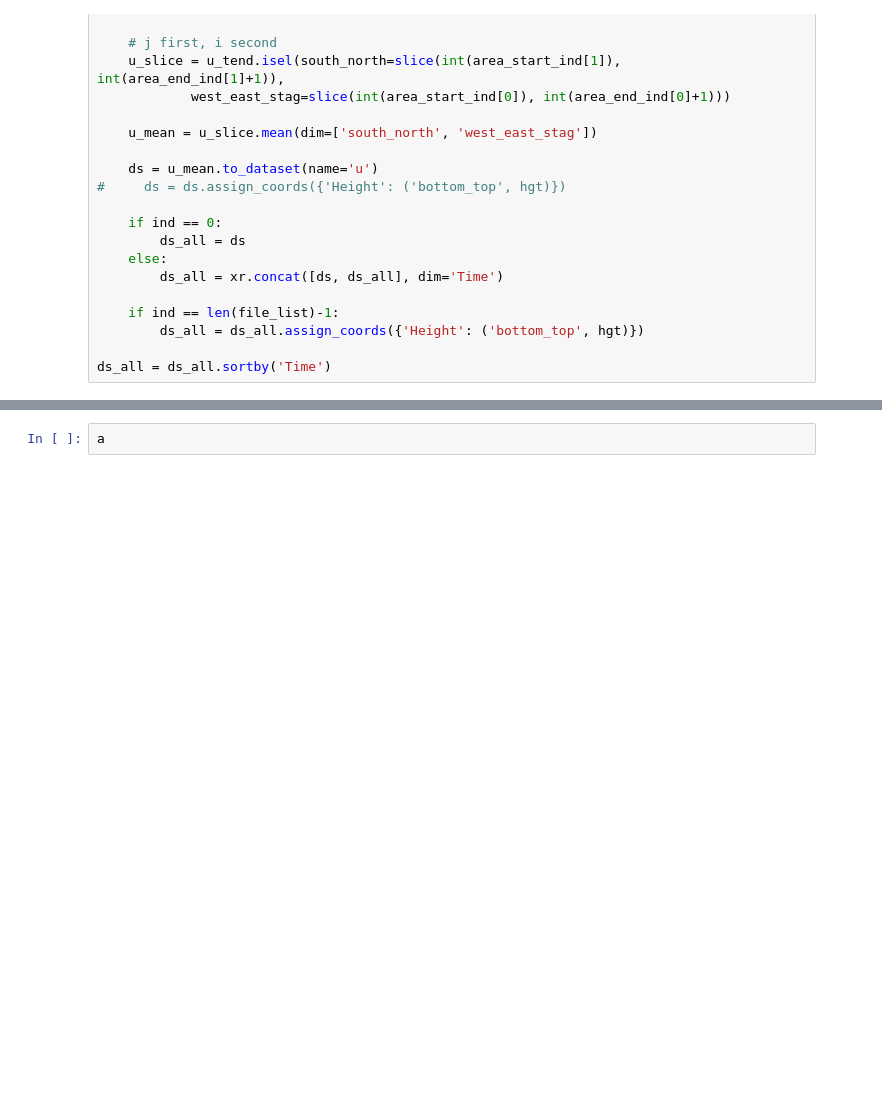
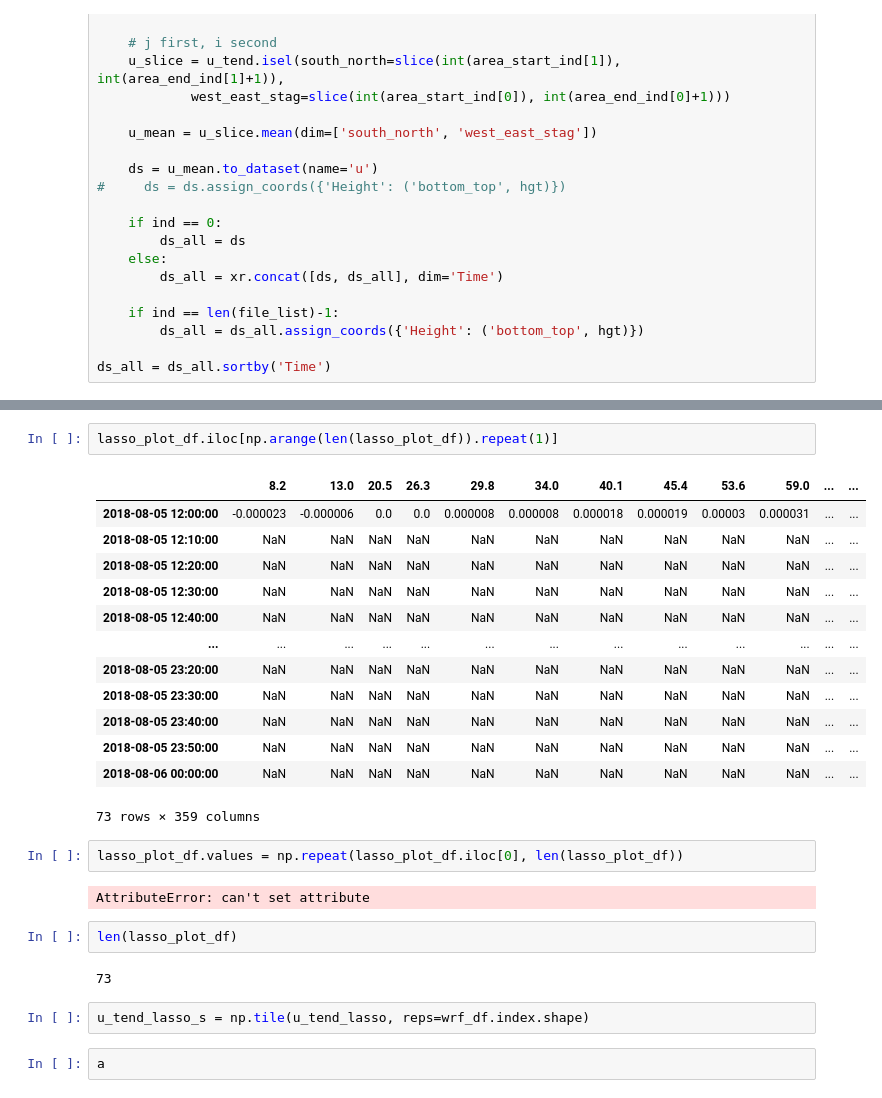
Before and after one commit to joejoeyjoseph/mmc-pnnl-j3, a Jupyter notebook: sgp/eagle/02b_auxout_lasso_lsforcing_comparison.ipynb, the cells around one changed output, grey strips where cells are left out. Cells and saved outputs as stored; diff of their text form; blank space fills up the shorter version.

```diff
--- a/sgp/eagle/02b_auxout_lasso_lsforcing_comparison.ipynb
+++ b/sgp/eagle/02b_auxout_lasso_lsforcing_comparison.ipynb
@@ -130,3 +235,29 @@ ds_below2km.u.plot(x='Time', y='Height')
+# %%
+lasso_plot_df.iloc[np.arange(len(lasso_plot_df)).repeat(1)]
+# %% [output]
+|  | 8.2 | 13.0 | 20.5 | 26.3 | 29.8 | 34.0 | 40.1 | 45.4 | 53.6 | 59.0 | ... | ... |
+| 2018-08-05 12:00:00 | -0.000023 | -0.000006 | 0.0 | 0.0 | 0.000008 | 0.000008 | 0.000018 | 0.000019 | 0.00003 | 0.000031 | ... | ... |
+| 2018-08-05 12:10:00 | NaN | NaN | NaN | NaN | NaN | NaN | NaN | NaN | NaN | NaN | ... | ... |
+| 2018-08-05 12:20:00 | NaN | NaN | NaN | NaN | NaN | NaN | NaN | NaN | NaN | NaN | ... | ... |
+| 2018-08-05 12:30:00 | NaN | NaN | NaN | NaN | NaN | NaN | NaN | NaN | NaN | NaN | ... | ... |
+| 2018-08-05 12:40:00 | NaN | NaN | NaN | NaN | NaN | NaN | NaN | NaN | NaN | NaN | ... | ... |
+| ... | ... | ... | ... | ... | ... | ... | ... | ... | ... | ... | ... | ... |
+| 2018-08-05 23:20:00 | NaN | NaN | NaN | NaN | NaN | NaN | NaN | NaN | NaN | NaN | ... | ... |
+| 2018-08-05 23:30:00 | NaN | NaN | NaN | NaN | NaN | NaN | NaN | NaN | NaN | NaN | ... | ... |
+| 2018-08-05 23:40:00 | NaN | NaN | NaN | NaN | NaN | NaN | NaN | NaN | NaN | NaN | ... | ... |
+| 2018-08-05 23:50:00 | NaN | NaN | NaN | NaN | NaN | NaN | NaN | NaN | NaN | NaN | ... | ... |
+| 2018-08-06 00:00:00 | NaN | NaN | NaN | NaN | NaN | NaN | NaN | NaN | NaN | NaN | ... | ... |
+73 rows × 359 columns
+# %%
+lasso_plot_df.values = np.repeat(lasso_plot_df.iloc[0], len(lasso_plot_df))
+# %% [output]
+AttributeError: can't set attribute
+# %%
+len(lasso_plot_df)
+# %% [output]
+73
+# %%
+u_tend_lasso_s = np.tile(u_tend_lasso, reps=wrf_df.index.shape)
 # %%
 a
 # %%
```
Also changed, not shown: parts of 16 cells of this notebook.
